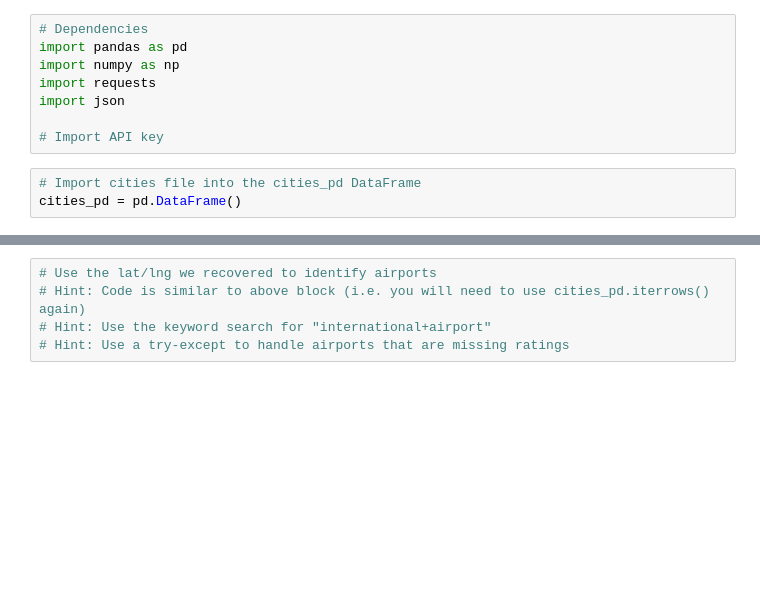
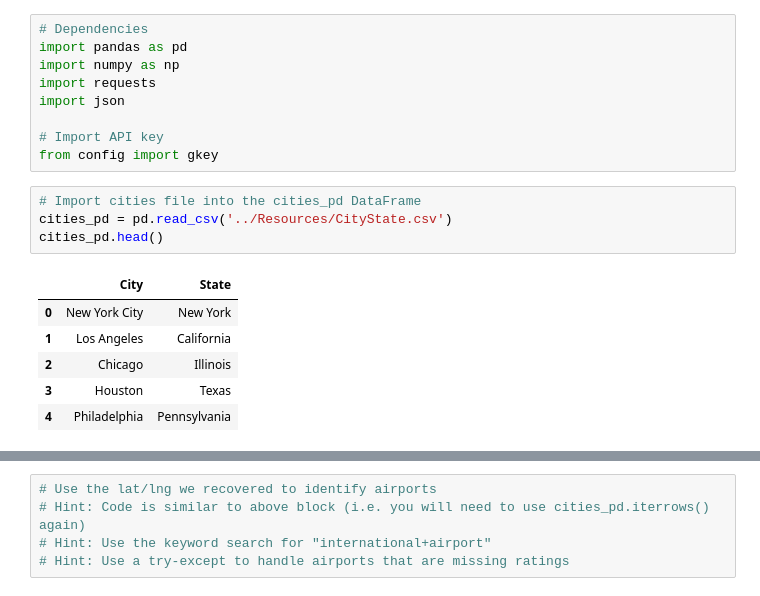
Before and after one commit to roth424/Useful-Repository, a Jupyter notebook: Day018-06-Python-APIs-3/018-05 - STU - Airport_Ratings.ipynb, the cells around one changed output, grey strips where cells are left out. Cells and saved outputs as stored; diff of their text form; blank space fills up the shorter version.

```diff
--- a/Day018-06-Python-APIs-3/018-05 - STU - Airport_Ratings.ipynb
+++ b/Day018-06-Python-APIs-3/018-05 - STU - Airport_Ratings.ipynb
@@ -6,9 +6,18 @@ import requests
 import json
 
 # Import API key
+from config import gkey
 # %%
 # Import cities file into the cities_pd DataFrame
-cities_pd = pd.DataFrame()
+cities_pd = pd.read_csv('../Resources/CityState.csv')
+cities_pd.head()
+# %% [output]
+|  | City | State |
+| 0 | New York City | New York |
+| 1 | Los Angeles | California |
+| 2 | Chicago | Illinois |
+| 3 | Houston | Texas |
+| 4 | Philadelphia | Pennsylvania |
 # %%
 # Add columns for lat, lng, airport name, airport address, airport rating.
 # Hint: Be sure to specify "" as the initial value for each column.
```
Also changed, not shown: parts of 2 cells of this notebook, 16 other files.
